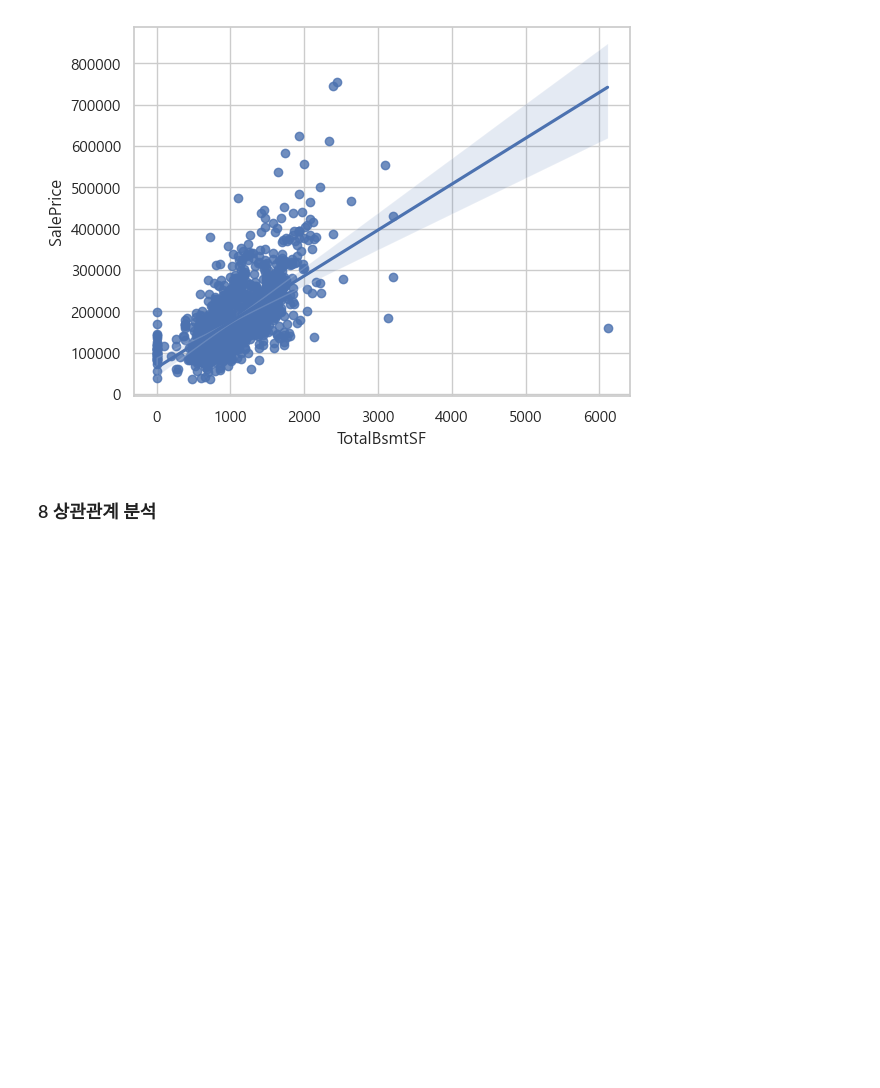
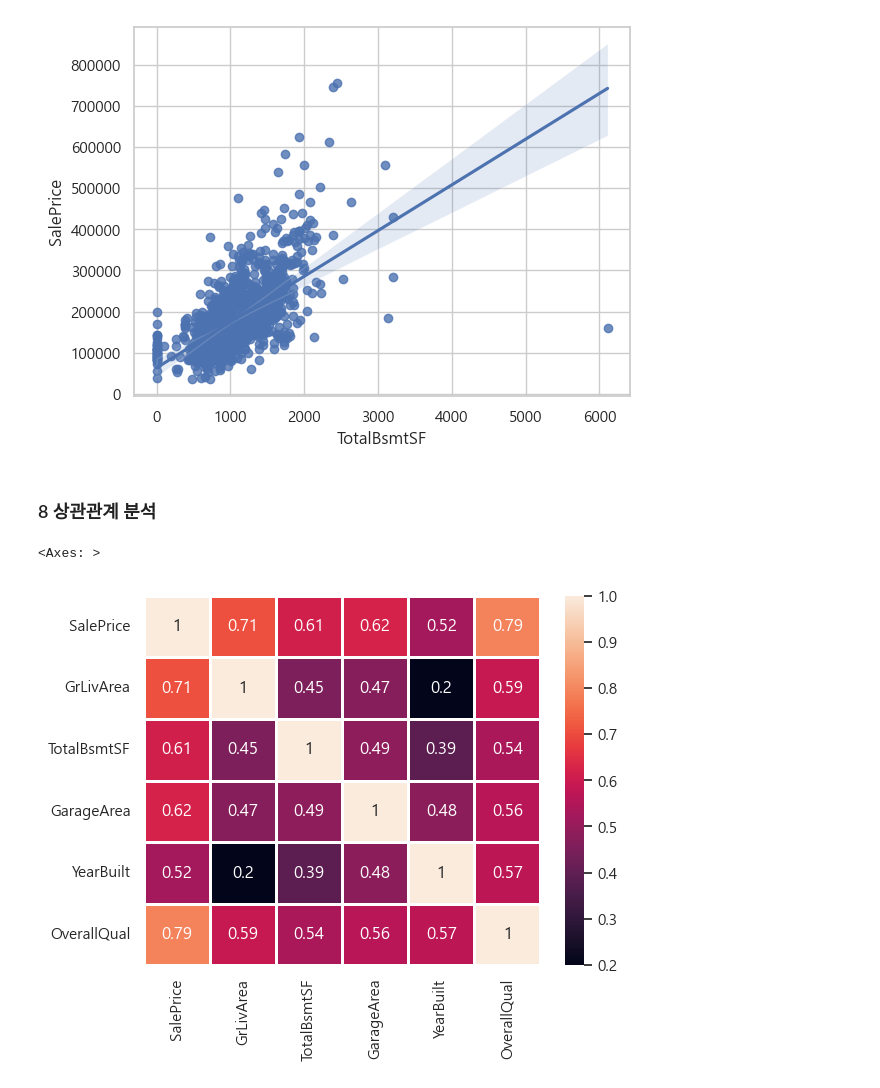
Before and after one commit to ShinJooHyeop/fintech3, a Jupyter notebook: 06machin_learning/numpy06EDA_탐색적데이버분석_연습문제.ipynb, the cells around one changed output. Saved outputs shown, nothing was run; the diff lists cells and outputs as text; code cells hidden in the pictures; blank space fills up the shorter version.

```diff
--- a/06machin_learning/numpy06EDA_탐색적데이버분석_연습문제.ipynb
+++ b/06machin_learning/numpy06EDA_탐색적데이버분석_연습문제.ipynb
@@ -272,3 +272,11 @@ sns.regplot(data=df,x='TotalBsmtSF',y='SalePrice')
 [figure]
 # %% [markdown]
 ### 8 상관관계 분석
+# %%
+df_corr = df[['SalePrice', 'GrLivArea', 'TotalBsmtSF', 'GarageArea', 'YearBuilt', 'OverallQual']].corr()
+# %%
+plt.figure()
+sns.heatmap(df_corr,annot=True,linewidths=1)
+# %% [output]
+<Axes: >
+[figure, added]
```
Also changed, not shown: parts of 7 cells of this notebook, 5 other files.
